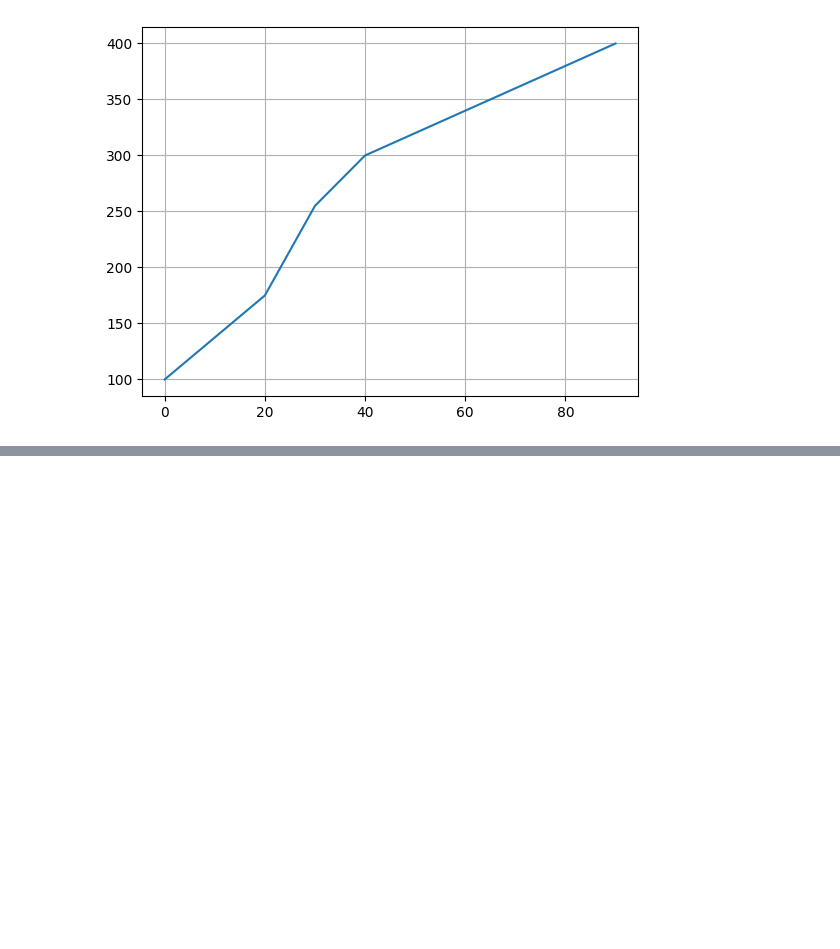
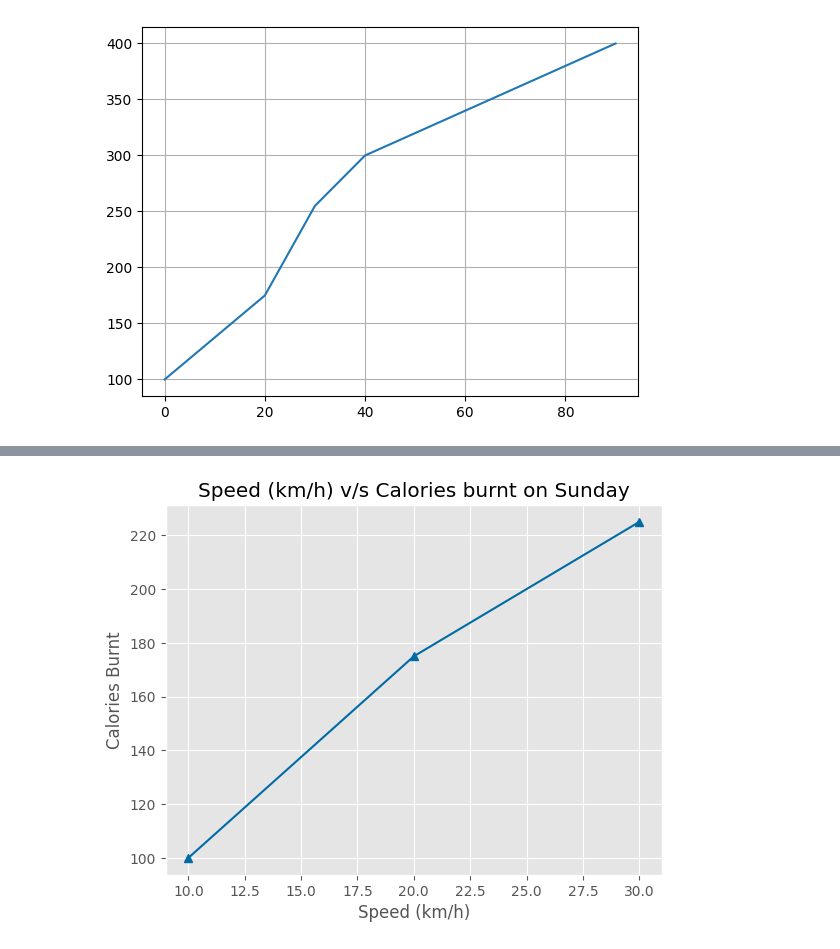
Before and after one commit to edwinmesa/dt_learn_data_science, a Jupyter notebook: edureka/works_notebooks/Work_Class/Module_1_Class_7.ipynb, the cells around one changed output, grey strips where cells are left out. Cells and saved outputs as stored; diff of their text form; code cells hidden in the pictures; blank space fills up the shorter version.

```diff
--- a/edureka/works_notebooks/Work_Class/Module_1_Class_7.ipynb
+++ b/edureka/works_notebooks/Work_Class/Module_1_Class_7.ipynb
@@ -11,0 +40,12 @@ plt.show()
+# %%
+plt.style.use('tableau-colorblind10')
+x = [10, 20, 30]
+y = [100, 175, 225]
+plt.plot(x, y, marker='^')
+
+plt.title('Speed (km/h) v/s Calories burnt on Sunday')
+plt.xlabel('Speed (km/h)')
+plt.ylabel('Calories Burnt')
+plt.show()
+# %% [output]
+[figure, added]
```
Also changed, not shown: parts of 10 cells of this notebook.
